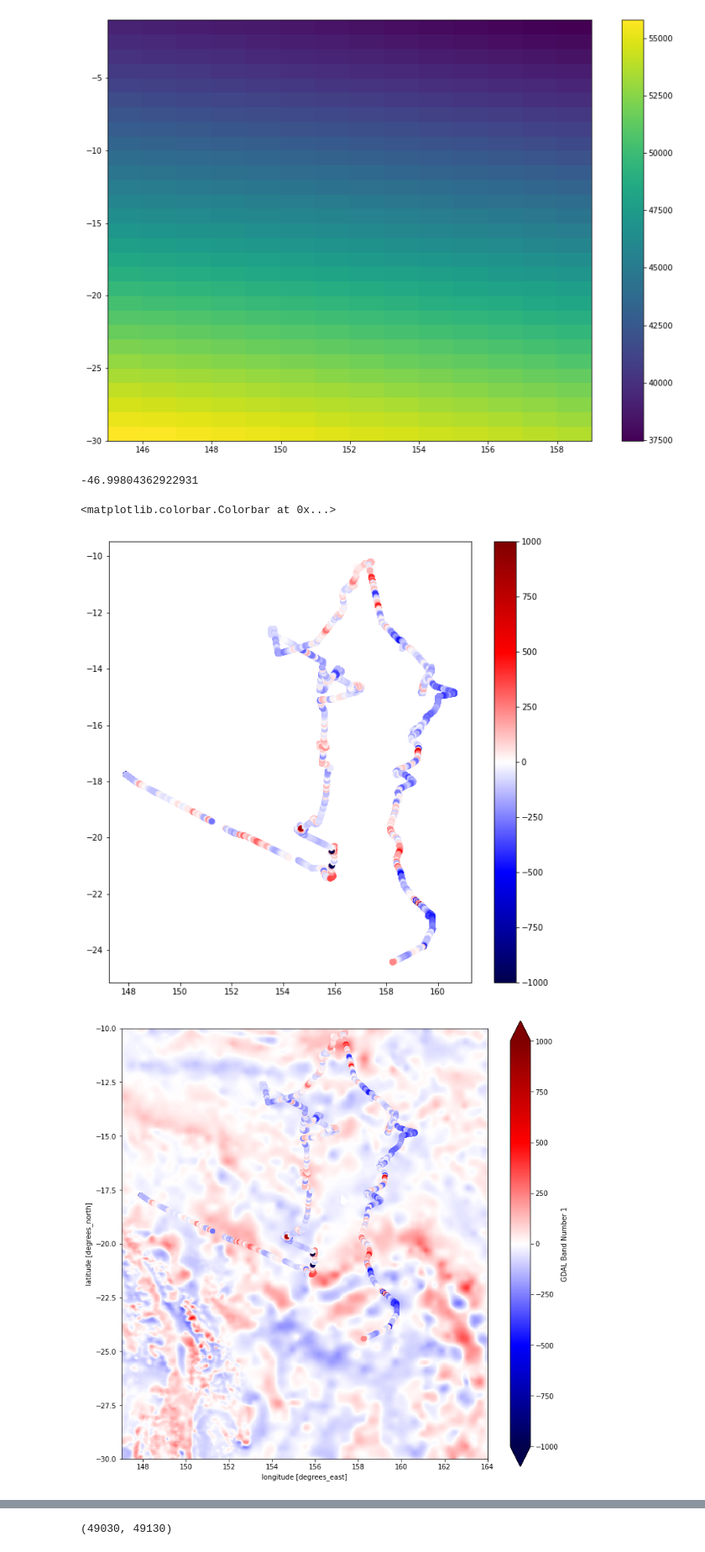
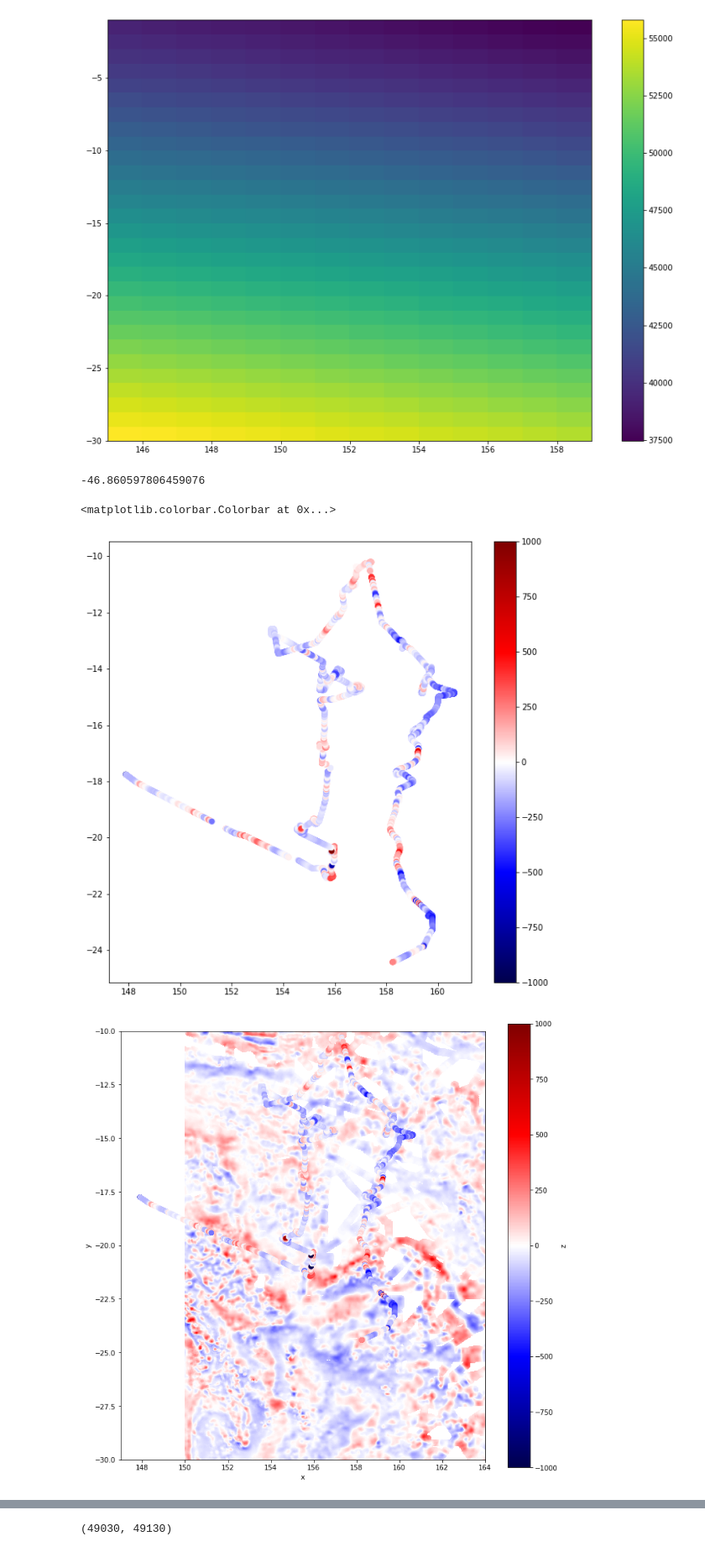
Before and after one commit to siwill22/geo-investigator, a Jupyter notebook: ECOSAT3_Magnetometer.ipynb, the cells around one changed output, grey strips where cells are left out. Shown at 84% size. Cells and saved outputs as stored; diff of their text form; code cells hidden in the pictures.

```diff
--- a/ECOSAT3_Magnetometer.ipynb
+++ b/ECOSAT3_Magnetometer.ipynb
@@ -1,5 +1,6 @@
 # %%
 import os
+import datetime
 import pandas as pd
 import matplotlib.pyplot as plt
 import xarray as xr
@@ -7,13 +8,14 @@ import numpy as np
 import scipy.interpolate as spi
 import igrf12
 
-ds = xr.open_dataset('/Users/simon/Data/StefanMausData/EMAG2_V3/EMAG2_V3_UpCont_Data.nc')
+#ds = xr.open_dataset('/Users/simon/Data/StefanMausData/EMAG2_V3/EMAG2_V3_UpCont_Data.nc')
 # %%
 # Load magnetometer data, merging if more than one source file
-df1 = pd.read_csv('../Magnetometer/mag_20190825_0047_utc.csv',skiprows=6,na_values='*')
-df2 = pd.read_csv('../Magnetometer/mag_20190901_0650_utc.csv',skiprows=6,na_values='*')
+#df1 = pd.read_csv('/Users/simon/Work/ECOSAT3/Magnetometer/mag_20190825_0047_utc.csv',skiprows=6,na_values='*')
+#df2 = pd.read_csv('/Users/simon/Work/ECOSAT3/Magnetometer/mag_20190901_0650_utc.csv',skiprows=6,na_values='*')
+#df = pd.concat([df1,df2],ignore_index=True)
 
-df = pd.concat([df1,df2],ignore_index=True)
+df = pd.read_csv('./Data/in2019_v04_mag.csv')
 
 df = df.dropna(subset=['Mag_Longitude','Mag_Latitude'])
 
@@ -83,16 +85,18 @@ plt.scatter(df.Mag_Longitude[::10],df.Mag_Latitude[::10],c=df.igrf_corrected_mag
             vmin=-1000,vmax=1000,cmap=plt.cm.seismic)
 plt.colorbar()
 # %% [output]
--46.99804362922931
+-46.860597806459076
 <matplotlib.colorbar.Colorbar at 0x...>
-[figure, old version]
+[figure, new version]
 # %%
+#ds = xr.open_dataset('/Users/simon/Work/ECOSAT/MagneticGrids/emag2_ECOSAT.nc')
+
 plt.figure(figsize=(12,12))
-ds['Band1'].plot(vmin=-1000,vmax=1000,cmap=plt.cm.seismic)
+ds['z'].plot(vmin=-1000,vmax=1000,cmap=plt.cm.seismic)
 plt.scatter(df.Mag_Longitude[::10],df.Mag_Latitude[::10],c=df.igrf_corrected_mag[::10],
             vmin=-1000,vmax=1000,cmap=plt.cm.seismic)
 plt.xlim(147,164)
 plt.ylim(-30,-10)
 plt.gca().set_aspect('equal')
 # %% [output]
-[figure, old version]
+[figure, new version]
```
Also changed, not shown: parts of 6 cells of this notebook.
